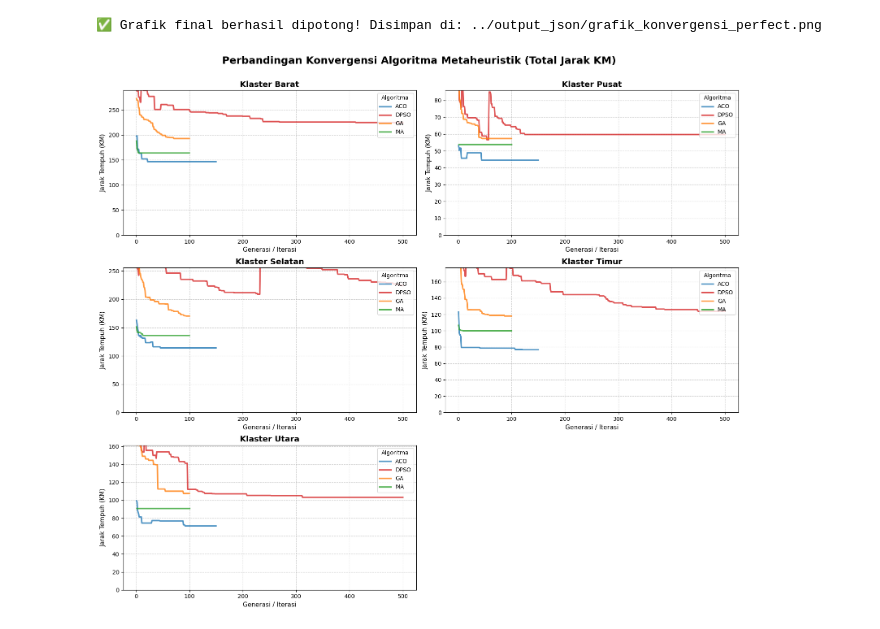
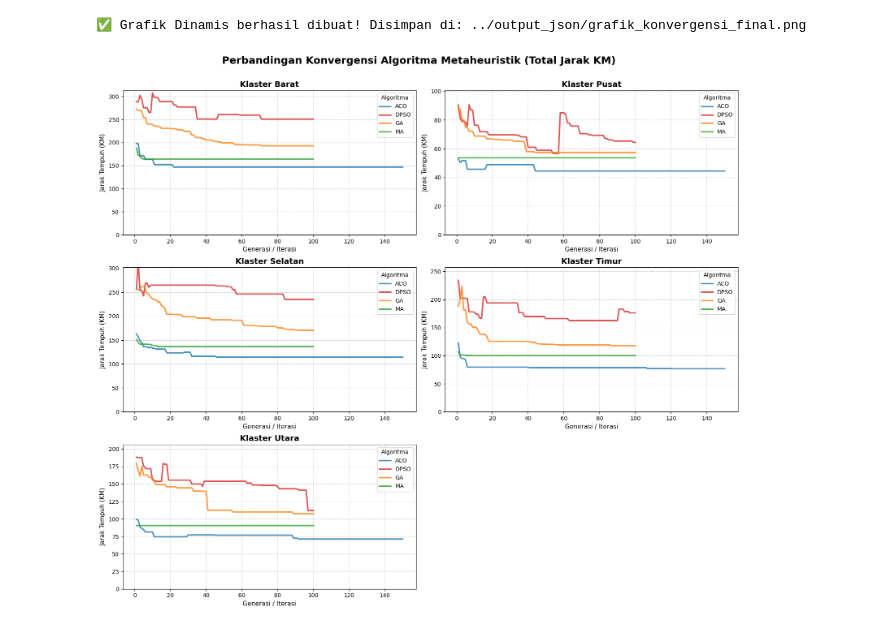
Before and after one commit to divanesia/sc-midterm, a Jupyter notebook: eas/collab/konvergensi.ipynb, the cells around one changed output. Drawn from its saved outputs; the diff is of its cells as text; code cells hidden in the pictures.

Commit message:
konvergensi

```diff
--- a/eas/collab/konvergensi.ipynb
+++ b/eas/collab/konvergensi.ipynb
@@ -34,49 +34,54 @@ axes = axes.flatten()
 for idx, klaster in enumerate(klaster_list):
     ax = axes[idx]
 
-    max_konvergensi_akhir = 0 # Mengukur titik akhir terburuk
+    max_normal = 0 # Variabel untuk mengukur atap grafik
 
     for algo, data in data_all.items():
         klaster_key = klaster if klaster in data['hasil_per_klaster'] else klaster.capitalize()
 
         if klaster_key in data['hasil_per_klaster']:
             riwayat = data['hasil_per_klaster'][klaster_key].get('riwayat_konvergensi')
             if riwayat and isinstance(riwayat, list):
-                # Gambar garisnya
+
+                # 🔥 REVISI: POTONG DPSO MAKSIMAL 100 ITERASI 🔥
+                if algo == 'DPSO':
+                    riwayat = riwayat[:100]
+
+                # Gambar semua garis termasuk DPSO yang sudah dipotong
                 ax.plot(range(1, len(riwayat) + 1), riwayat, label=algo, color=warna_algo.get(algo), linewidth=2.5, alpha=0.8)
 
-                # 🔥 CARI TITIK AKHIR (TERENDAH) ALGORITMA NORMAL 🔥
+                # 🔥 MENGUKUR ATAP GRAFIK: Abaikan lonjakan aneh DPSO 🔥
                 if algo != 'DPSO':
-                    titik_akhir = min(riwayat)
-                    if titik_akhir > max_konvergensi_akhir:
-                        max_konvergensi_akhir = titik_akhir
+                    tertinggi_di_algo_ini = max(riwayat)
+                    if tertinggi_di_algo_ini > max_normal:
+                        max_normal = tertinggi_di_algo_ini
 
-    # KUNCI ATAP: 1.5x dari titik akhir terburuk. (Atapnya jadi sangat rendah)
-    if max_konvergensi_akhir > 0:
-        ax.set_ylim(bottom=0, top=max_konvergensi_akhir * 1.5)
+    # Set batas Y secara dinamis per klaster (Batas tertinggi algoritma normal + 15% ruang kosong)
+    if max_normal > 0:
+        ax.set_ylim(bottom=0, top=max_normal * 1.15)
 
     # Percantik tiap grafik
     ax.set_title(f'Klaster {klaster}', fontsize=14, fontweight='bold')
     ax.set_xlabel('Generasi / Iterasi', fontsize=11)
     ax.set_ylabel('Jarak Tempuh (KM)', fontsize=11)
     ax.grid(True, linestyle='--', alpha=0.6)
 
     handles, labels = ax.get_legend_handles_labels()
     if handles:
         ax.legend(title='Algoritma', loc='upper right')
 
 # Sembunyikan subplot ke-6 yang kosong
 axes[-1].axis('off')
 
 plt.tight_layout()
 plt.subplots_adjust(top=0.92)
 
 # Simpan grafiknya jadi gambar kualitas tinggi
-file_gambar = '../output_json/grafik_konvergensi_perfect.png'
+file_gambar = '../output_json/grafik_konvergensi_final.png'
 plt.savefig(file_gambar, dpi=300, bbox_inches='tight')
-print(f"✅ Grafik final berhasil dipotong! Disimpan di: {file_gambar}")
+print(f"✅ Grafik Dinamis berhasil dibuat! Disimpan di: {file_gambar}")
 
 plt.show()
 # %% [output]
-✅ Grafik final berhasil dipotong! Disimpan di: ../output_json/grafik_konvergensi_perfect.png
+✅ Grafik Dinamis berhasil dibuat! Disimpan di: ../output_json/grafik_konvergensi_final.png
-[figure, old version]
+[figure, new version]
```
Also changed, not shown: 1 other file.
